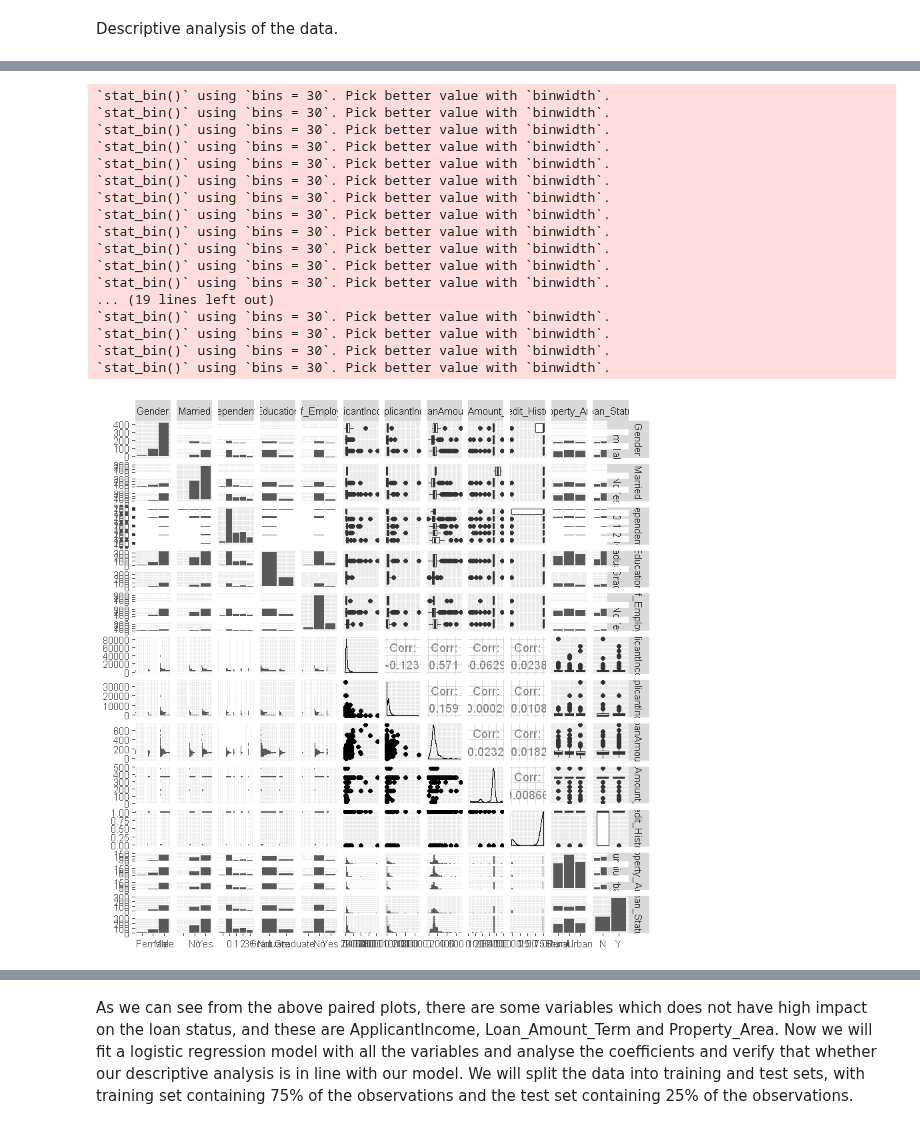
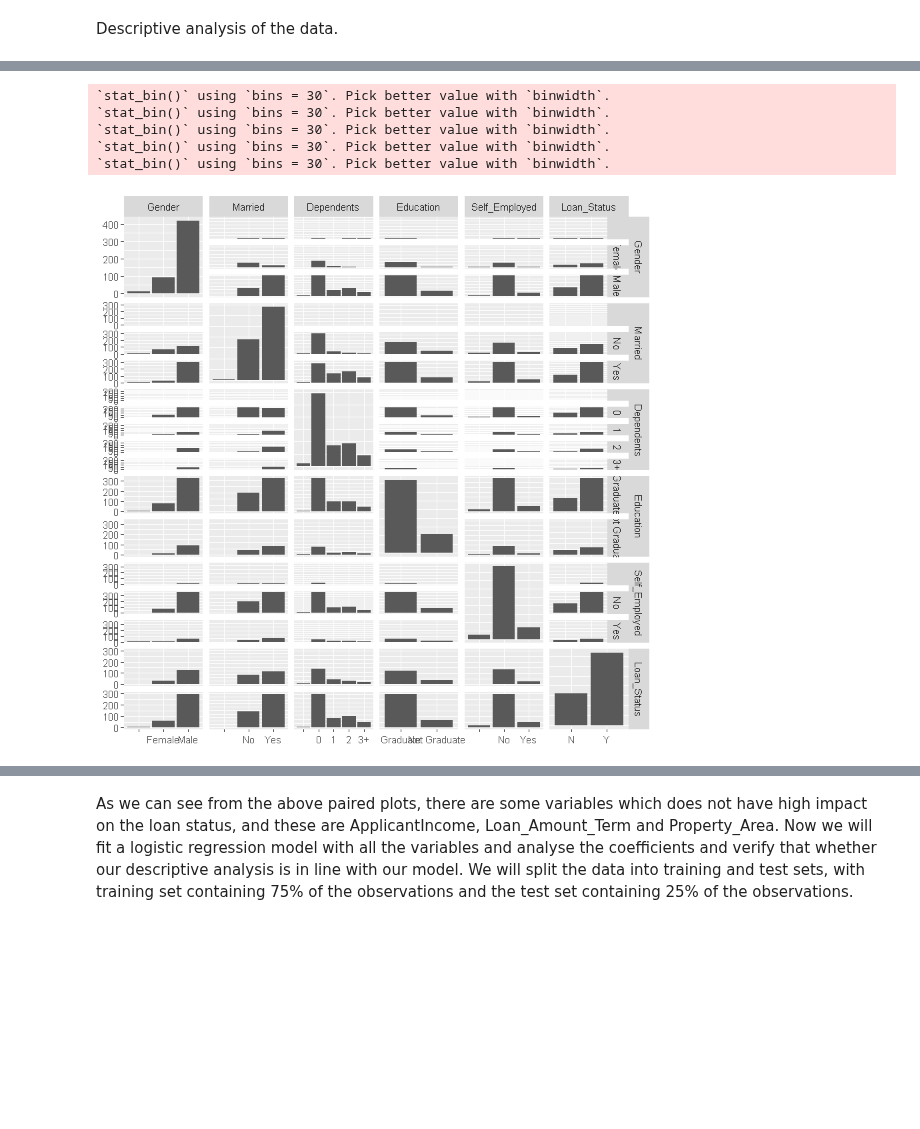
Before and after one commit to shruti32/Loan-Prediction-Model, a Jupyter notebook: Loan Prediction.ipynb, the cells around one changed output, grey strips where cells are left out. Drawn from its saved outputs; the diff is of its cells as text; code cells hidden in the pictures; blank space fills up the shorter version.

```diff
--- a/Loan Prediction.ipynb
+++ b/Loan Prediction.ipynb
@@ -123,23 +120,15 @@ Warning message in var(if (is.vector(x) || is.factor(x)) x else as.double(x), na
 # %%
 if(!require(GGally)) {install.packages("GGally"); require(GGally)}
-pm <- ggpairs(loan_train, columns = 2:13)
+pm <- ggpairs(loan_train, columns = c("Gender", "Married", "Dependents", "Education", "Self_Employed", "Loan_Status"))
+pm1 <- ggpairs(loan_train, columns = c("ApplicantIncome", "CoapplicantIncome", "LoanAmount", "Loan_Amount_Term", "Credit_History", "Loan_Status"))
+pm2 <- ggpairs(loan_train, columns = 11:12)
 pm
+pm1
+pm2
 # %% [output]
 `stat_bin()` using `bins = 30`. Pick better value with `binwidth`.
 `stat_bin()` using `bins = 30`. Pick better value with `binwidth`.
 `stat_bin()` using `bins = 30`. Pick better value with `binwidth`.
 `stat_bin()` using `bins = 30`. Pick better value with `binwidth`.
 `stat_bin()` using `bins = 30`. Pick better value with `binwidth`.
-`stat_bin()` using `bins = 30`. Pick better value with `binwidth`.
-`stat_bin()` using `bins = 30`. Pick better value with `binwidth`.
-`stat_bin()` using `bins = 30`. Pick better value with `binwidth`.
-`stat_bin()` using `bins = 30`. Pick better value with `binwidth`.
-`stat_bin()` using `bins = 30`. Pick better value with `binwidth`.
-`stat_bin()` using `bins = 30`. Pick better value with `binwidth`.
-`stat_bin()` using `bins = 30`. Pick better value with `binwidth`.
-... (19 lines left out)
-`stat_bin()` using `bins = 30`. Pick better value with `binwidth`.
-`stat_bin()` using `bins = 30`. Pick better value with `binwidth`.
-`stat_bin()` using `bins = 30`. Pick better value with `binwidth`.
-`stat_bin()` using `bins = 30`. Pick better value with `binwidth`.
-[figure, old version]
+[figure, new version]
```
Also changed, not shown: parts of 21 cells of this notebook.
